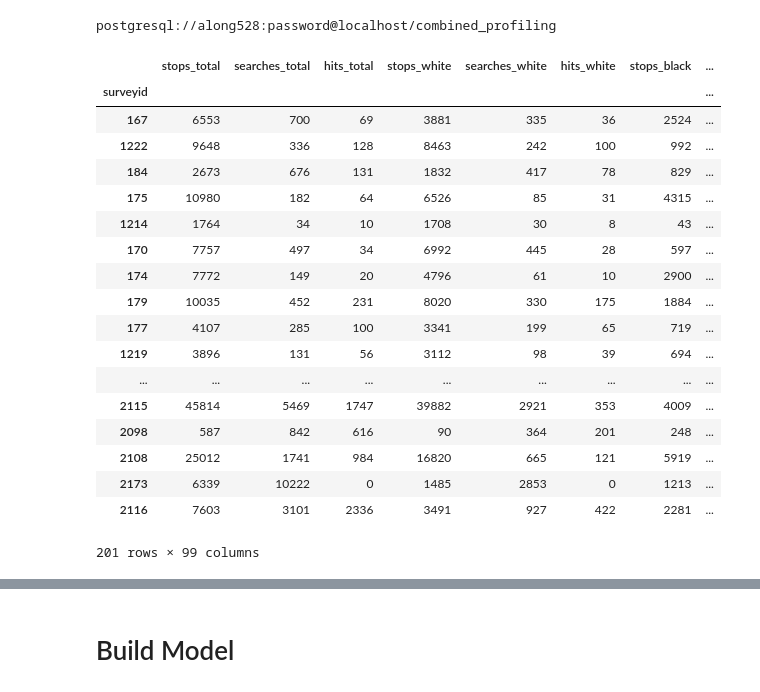
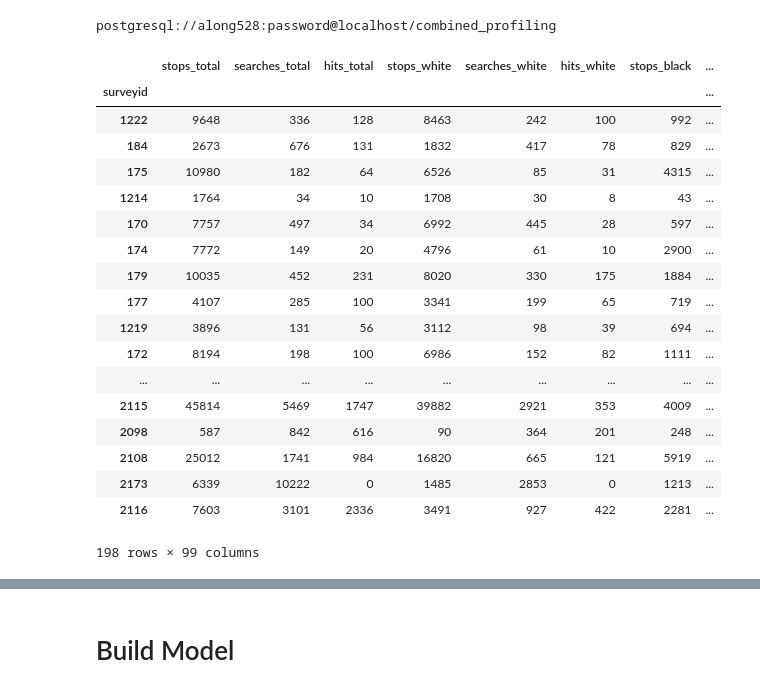
Before and after one commit to along528/insight, a Jupyter notebook: models/regression.ipynb, the cells around one changed output, grey strips where cells are left out. Saved outputs shown, nothing was run; the diff lists cells and outputs as text; code cells hidden in the pictures.

```diff
--- a/models/regression.ipynb
+++ b/models/regression.ipynb
@@ -80,35 +80,34 @@ def get_data():
      'swnftemp',
      'swnptemp',
      'civftemp', 'civptemp', 'totftemp', 'totptemp',
      'ftreserveswn', 'ptreserveswn', 'ftreserveciv', 'ptreserveciv', 'ftgangoff',
      'ptgangoff', 'ftdrugoff', 'ptdrugoff', 'ftterroff', 'pterroff', 'fthumtrfoff',
      'pthumtrfoff', 'numrespoff', 'numcpo', 'numsro', 'numpatr', 'numinvst', 'numjail',
      'numcrtsec', 'numprocserv',
      'opbudget',
      'drugforf', 'totacad', 'totfield',
      'totinsrv',
      'white', 'black', #really doesn't like these variables when dividing
      'hispanic', 'asian', 'nathaw', 'amerind', 'multrace',
      'unkrace', 'male', 'female', 'totgender', 'chiefmin', 'chiefmax', 'sgtmin',
      'sgtmax', 'entrymin', 'entrymax', 'nummrkcars', 'numothmrk', 'numumkcars',
      'numothunm', 'numplanes', 'numcopters', 'numboats', 'nummotor', 'numcarcam',
      'numfixcam', 'nummobcam', 'population']]
     data = data.replace(' ',0)
     data = data.replace([np.inf, -np.inf], np.nan)
     data = data.dropna()
     data = data.apply(lambda x: pd.to_numeric(x))
     return data
 def split_data(data):
     test = data.sample(frac=0.2,random_state=20)
-    val = data[data.index.isin(test_data.index.values.tolist())==False]
+    val = data[data.index.isin(test.index.values.tolist())==False]
     return test,val
 
 test_data,val_data = split_data(get_data())
 val_data
 # %% [output]
 |  | stops_total | searches_total | hits_total | stops_white | searches_white | hits_white | stops_black | ... |
 | surveyid |  |  |  |  |  |  |  | ... |
-| 167 | 6553 | 700 | 69 | 3881 | 335 | 36 | 2524 | ... |
 | 1222 | 9648 | 336 | 128 | 8463 | 242 | 100 | 992 | ... |
 | 184 | 2673 | 676 | 131 | 1832 | 417 | 78 | 829 | ... |
 | 175 | 10980 | 182 | 64 | 6526 | 85 | 31 | 4315 | ... |
@@ -118,13 +117,14 @@ val_data
 | 179 | 10035 | 452 | 231 | 8020 | 330 | 175 | 1884 | ... |
 | 177 | 4107 | 285 | 100 | 3341 | 199 | 65 | 719 | ... |
 | 1219 | 3896 | 131 | 56 | 3112 | 98 | 39 | 694 | ... |
+| 172 | 8194 | 198 | 100 | 6986 | 152 | 82 | 1111 | ... |
 | ... | ... | ... | ... | ... | ... | ... | ... | ... |
 | 2115 | 45814 | 5469 | 1747 | 39882 | 2921 | 353 | 4009 | ... |
 | 2098 | 587 | 842 | 616 | 90 | 364 | 201 | 248 | ... |
 | 2108 | 25012 | 1741 | 984 | 16820 | 665 | 121 | 5919 | ... |
 | 2173 | 6339 | 10222 | 0 | 1485 | 2853 | 0 | 1213 | ... |
 | 2116 | 7603 | 3101 | 2336 | 3491 | 927 | 422 | 2281 | ... |
-201 rows × 99 columns
+198 rows × 99 columns
 # %%
 def add_features(data_tmp):
     data = pd.DataFrame(data_tmp)
```
Also changed, not shown: parts of 16 cells of this notebook, 12 other files.
